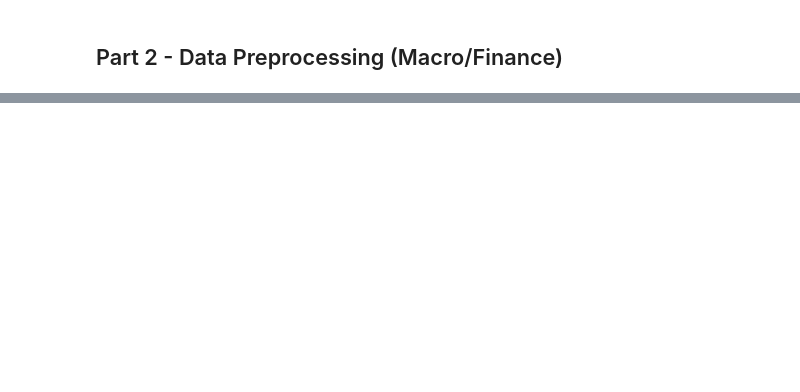
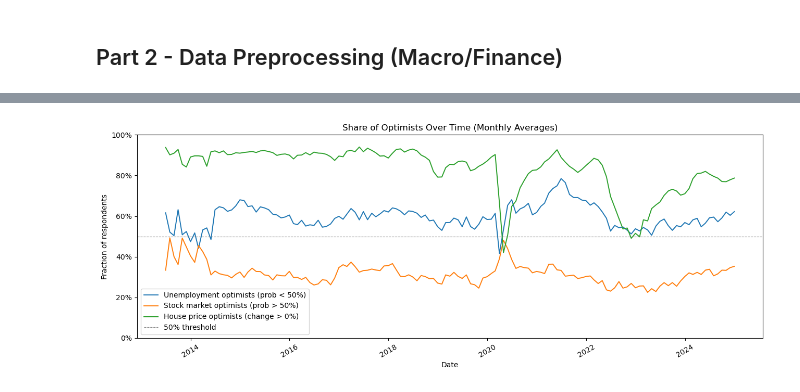
Before and after one commit to MHS17-NHH/FIE463-V26, a Jupyter notebook: data/solution.ipynb, the cells around one changed output, grey strips where cells are left out. Cells and saved outputs as stored; diff of their text form; code cells hidden in the pictures; blank space fills up the shorter version.

```diff
--- a/data/solution.ipynb
+++ b/data/solution.ipynb
@@ -360,0 +357,36 @@ display(sce_data.head())
+# %%
+# Step 3 - Plot the share of optimists over time (monthly averages) to visualize trends and cycles in optimism
+# Labels for the optimism indicators
+opt_labels = {
+    'optimist_unrate':      'Unemployment optimists (prob < 50%)',
+    'optimist_stocks':      'Stock market optimists (prob > 50%)',
+    'optimist_house_price': 'House price optimists (change > 0%)',
+}
+
+# Compute monthly means of the optimism indicators
+optimism_means = (
+    sce_data
+    .groupby(pd.Grouper(key='date', freq='ME'))[OPTIMISM_COLS]
+    .mean()
+)
+
+# Initialize the plot
+fig, ax = plt.subplots(figsize=(13, 5))
+
+# Plot each optimism indicator over time
+for col in OPTIMISM_COLS:
+    ax.plot(optimism_means.index, optimism_means[col], linewidth=1.4, label=opt_labels[col])
+
+# Format y-axis as percentages, set limits, add a horizontal line at 50%, and finalize the plot
+ax.yaxis.set_major_formatter(plt.FuncFormatter(lambda y, _: f'{y:.0%}'))
+ax.set_ylim(0, 1)
+ax.axhline(0.5, color='gray', linestyle='--', linewidth=0.8, label='50% threshold')
+ax.set_xlabel('Date')
+ax.set_ylabel('Fraction of respondents')
+ax.set_title('Share of Optimists Over Time (Monthly Averages)')
+ax.legend()
+ax.tick_params(axis='x', rotation=30)
+
+_ = plt.tight_layout()
+# %% [output]
+[figure, added]
```
Also changed, not shown: parts of 35 cells of this notebook, 1 other file.
